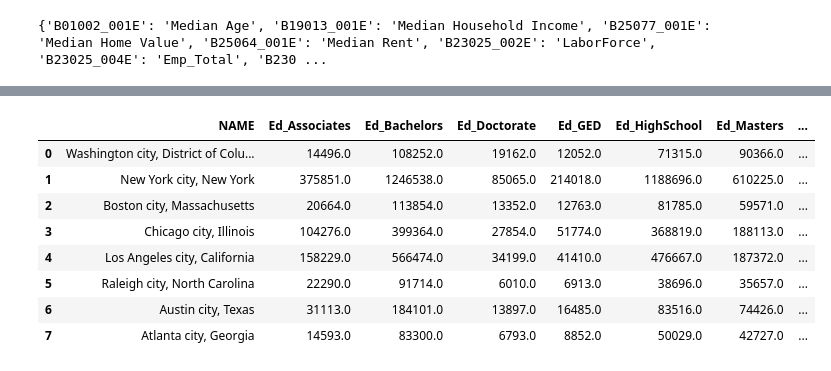
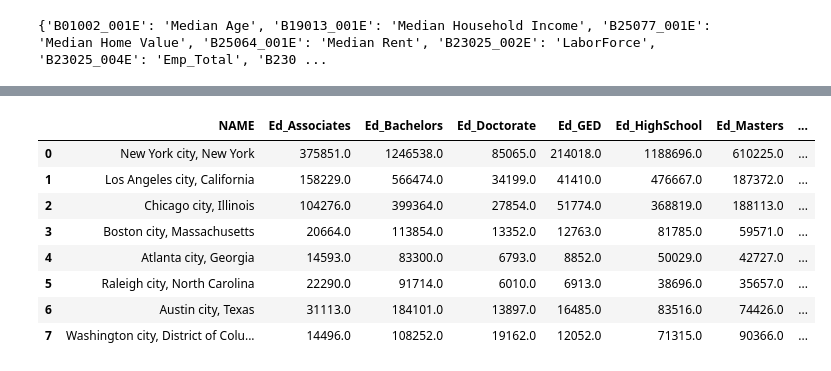
Before and after one commit to indranik/BC_Project1, a Jupyter notebook: Indu_Demographics.ipynb, the cells around one changed output, grey strips where cells are left out. Cells and saved outputs as stored; diff of their text form; code cells hidden in the pictures.

```diff
--- a/Indu_Demographics.ipynb
+++ b/Indu_Demographics.ipynb
@@ -123,39 +129,52 @@ plt.show()
 # %%
 #Educational Attainment Statistics
 
-
-#Get the fields for Labor Force
+#Get the fields for Educational Attainment
 EducationalAttainmentFields = CensusFieldsMapDF.loc[CensusFieldsMapDF['Category'] == 'Educational Attainment',["Datafield"]]
 EducationalAttainmentFields.head(10)
 
-#laborForceFieldsCols =
 
 dictEducationFields = EducationalAttainmentFields.set_index('Datafield').to_dict()
 EducationalAttainmentFields = EducationalAttainmentFields['Datafield']
 dictEDFields = ['NAME']
 for value in EducationalAttainmentFields.values:
     dictEDFields.append(value)
 
 
 laborEDDF= censusDF.loc[:,dictEDFields]
 
 laborEDDF['Ed_Total'] =laborEDDF['Ed_Associates']+laborEDDF['Ed_Bachelors']+laborEDDF['Ed_Doctorate']+laborEDDF['Ed_GED']+laborEDDF['Ed_HighSchool']+laborEDDF['Ed_Masters']+laborEDDF['Ed_Professional']
 laborEDDF['Ed_Total_Bachelors_or_Higher'] = laborEDDF['Ed_Bachelors']+laborEDDF['Ed_Doctorate']+laborEDDF['Ed_Masters']+laborEDDF['Ed_Professional']
 
-laborEDDF['Ed_Per']=(laborForceDF['Ed_Total_Bachelors_or_Higher']/laborForceDF['Ed_Total'])*100
+laborEDDF['HigherEd_Per']=(laborEDDF['Ed_Total_Bachelors_or_Higher']/laborEDDF['Ed_Total'])*100
 
 EducationalAttainmentFields.head(10)
+laborEDDF['Per_HS'] =(laborEDDF['Ed_HighSchool']/laborEDDF['Ed_Total'])*100
+laborEDDF['Per_Assoc'] =(laborEDDF['Ed_Associates']/laborEDDF['Ed_Total'])*100
+laborEDDF['Per_Bachelors'] =(laborEDDF['Ed_Bachelors']/laborEDDF['Ed_Total'])*100
+laborEDDF['Per_Masters'] =(laborEDDF['Ed_Masters']/laborEDDF['Ed_Total'])*100
+laborEDDF['Per_Doctorate'] =(laborEDDF['Ed_Doctorate']/laborEDDF['Ed_Total'])*100
+laborEDDF['Per_GED'] =(laborEDDF['Ed_GED']/laborEDDF['Ed_Total'])*100
+laborEDDF['Per_Prof'] =(laborEDDF['Ed_Professional']/laborEDDF['Ed_Total'])*100
+
+# Calculating the Educational Attainment Rank based on
+#Percentage of people whose education level is bachelors or higher.
+
+laborEDDF = laborEDDF.sort_values(by = 'HigherEd_Per', ascending=True)
+laborEDDF = laborEDDF.reset_index(drop=True)
+laborEDDF["EduAtt_Score"] = laborEDDF.index+1
+
 laborEDDF.head(10)
 # %% [output]
 |  | NAME | Ed_Associates | Ed_Bachelors | Ed_Doctorate | Ed_GED | Ed_HighSchool | Ed_Masters | ... |
-| 0 | Washington city, District of Colu... | 14496.0 | 108252.0 | 19162.0 | 12052.0 | 71315.0 | 90366.0 | ... |
-| 1 | New York city, New York | 375851.0 | 1246538.0 | 85065.0 | 214018.0 | 1188696.0 | 610225.0 | ... |
-| 2 | Boston city, Massachusetts | 20664.0 | 113854.0 | 13352.0 | 12763.0 | 81785.0 | 59571.0 | ... |
-| 3 | Chicago city, Illinois | 104276.0 | 399364.0 | 27854.0 | 51774.0 | 368819.0 | 188113.0 | ... |
-| 4 | Los Angeles city, California | 158229.0 | 566474.0 | 34199.0 | 41410.0 | 476667.0 | 187372.0 | ... |
+| 0 | New York city, New York | 375851.0 | 1246538.0 | 85065.0 | 214018.0 | 1188696.0 | 610225.0 | ... |
+| 1 | Los Angeles city, California | 158229.0 | 566474.0 | 34199.0 | 41410.0 | 476667.0 | 187372.0 | ... |
+| 2 | Chicago city, Illinois | 104276.0 | 399364.0 | 27854.0 | 51774.0 | 368819.0 | 188113.0 | ... |
+| 3 | Boston city, Massachusetts | 20664.0 | 113854.0 | 13352.0 | 12763.0 | 81785.0 | 59571.0 | ... |
+| 4 | Atlanta city, Georgia | 14593.0 | 83300.0 | 6793.0 | 8852.0 | 50029.0 | 42727.0 | ... |
 | 5 | Raleigh city, North Carolina | 22290.0 | 91714.0 | 6010.0 | 6913.0 | 38696.0 | 35657.0 | ... |
 | 6 | Austin city, Texas | 31113.0 | 184101.0 | 13897.0 | 16485.0 | 83516.0 | 74426.0 | ... |
-| 7 | Atlanta city, Georgia | 14593.0 | 83300.0 | 6793.0 | 8852.0 | 50029.0 | 42727.0 | ... |
+| 7 | Washington city, District of Colu... | 14496.0 | 108252.0 | 19162.0 | 12052.0 | 71315.0 | 90366.0 | ... |
 # %%
 # Plotting EducationalAttainment
 plt.figure(figsize=(8,5))
```
Also changed, not shown: parts of 13 cells of this notebook, 1 other file.
